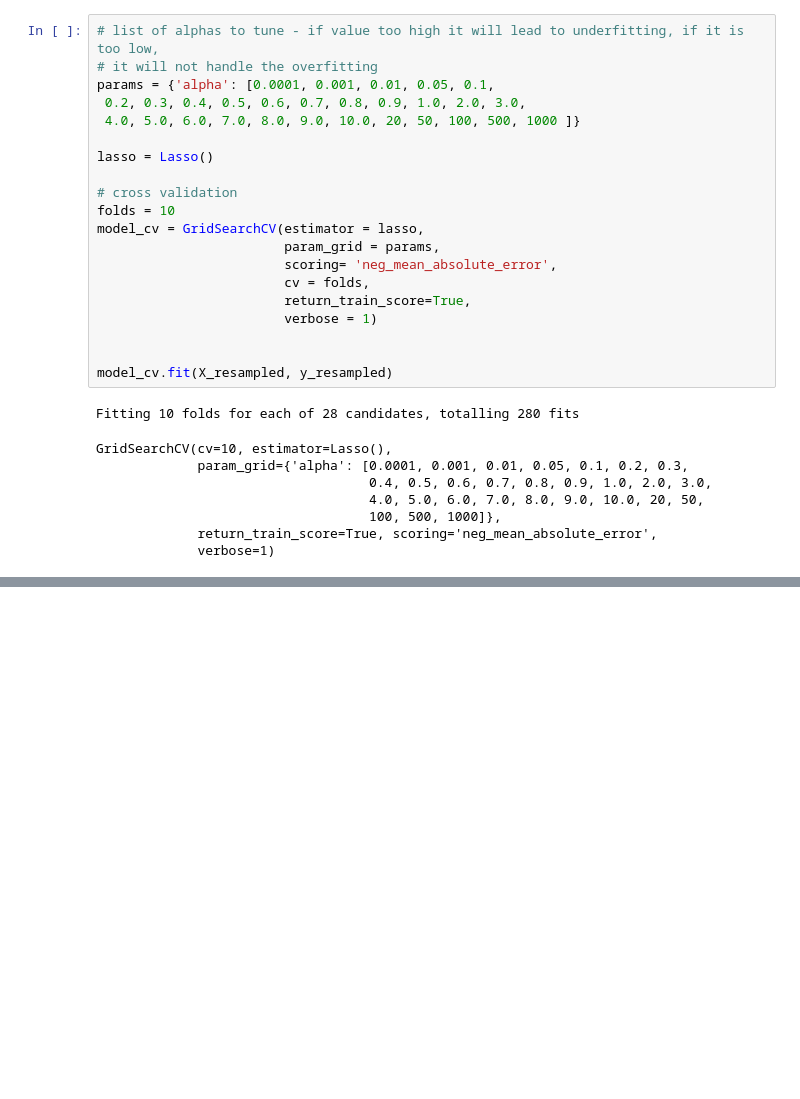
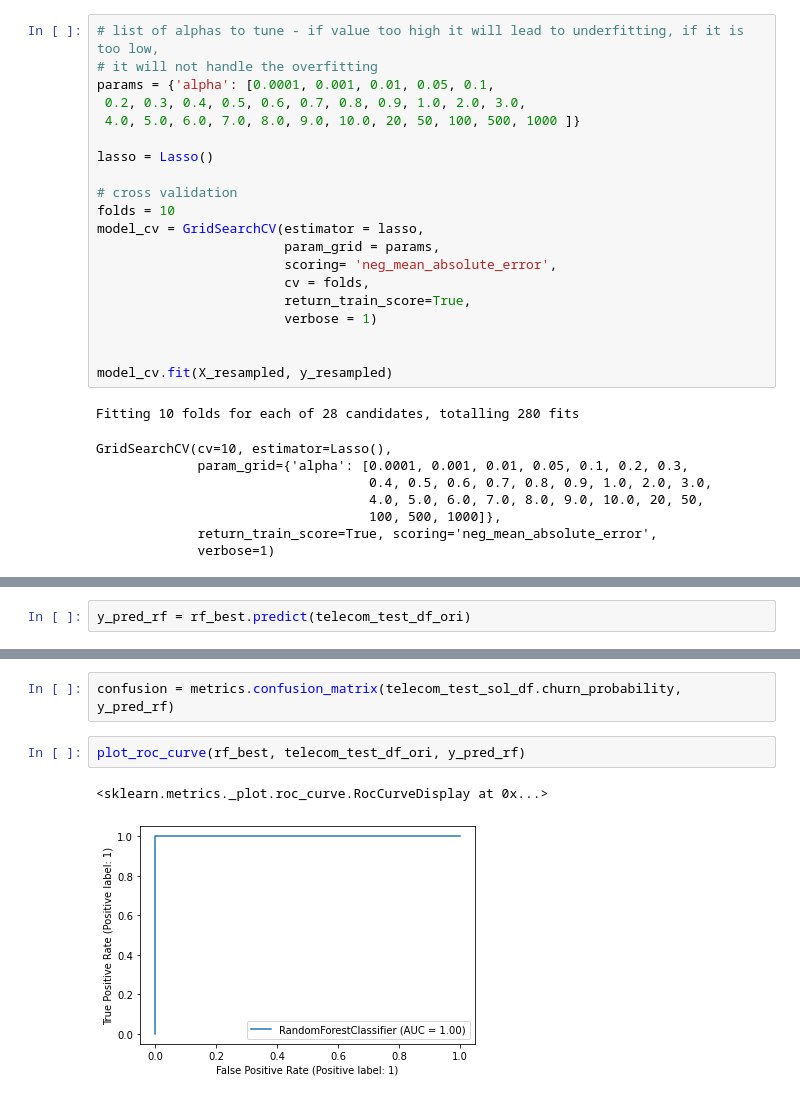
Before and after one commit to kc11381/case_study_telecom_churn_pca_ensemble_models, a Jupyter notebook: telecom_churn_pca_ensemble_models.ipynb, the cells around one changed output, grey strips where cells are left out. Drawn from its saved outputs; the diff is of its cells as text; blank space fills up the shorter version.

```diff
--- a/telecom_churn_pca_ensemble_models.ipynb
+++ b/telecom_churn_pca_ensemble_models.ipynb
@@ -1156,0 +1263,2 @@ plt.show()
+# %%
+y_pred_rf = rf_best.predict(telecom_test_df_ori)
@@ -1156,0 +1274,7 @@ plt.show()
+# %%
+confusion = metrics.confusion_matrix(telecom_test_sol_df.churn_probability, y_pred_rf)
+# %%
+plot_roc_curve(rf_best, telecom_test_df_ori, y_pred_rf)
+# %% [output]
+<sklearn.metrics._plot.roc_curve.RocCurveDisplay at 0x...>
+[figure, added]
```
Also changed, not shown: parts of 59 cells of this notebook.
